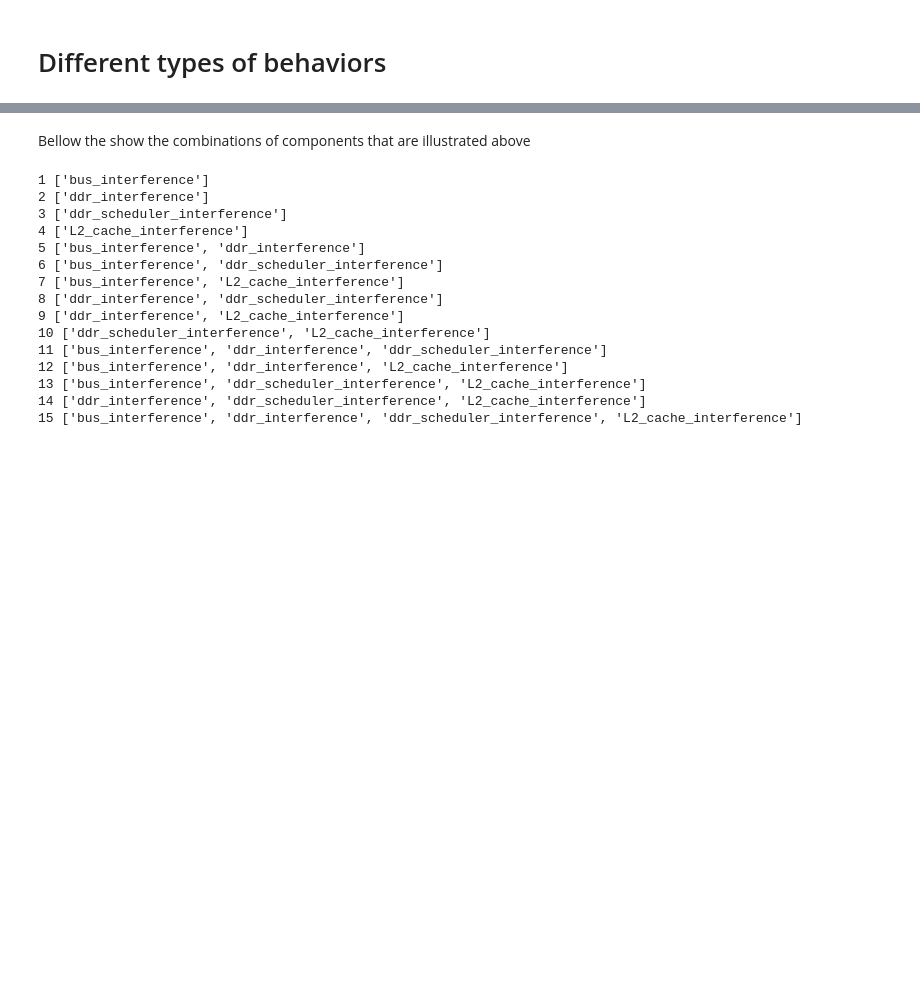
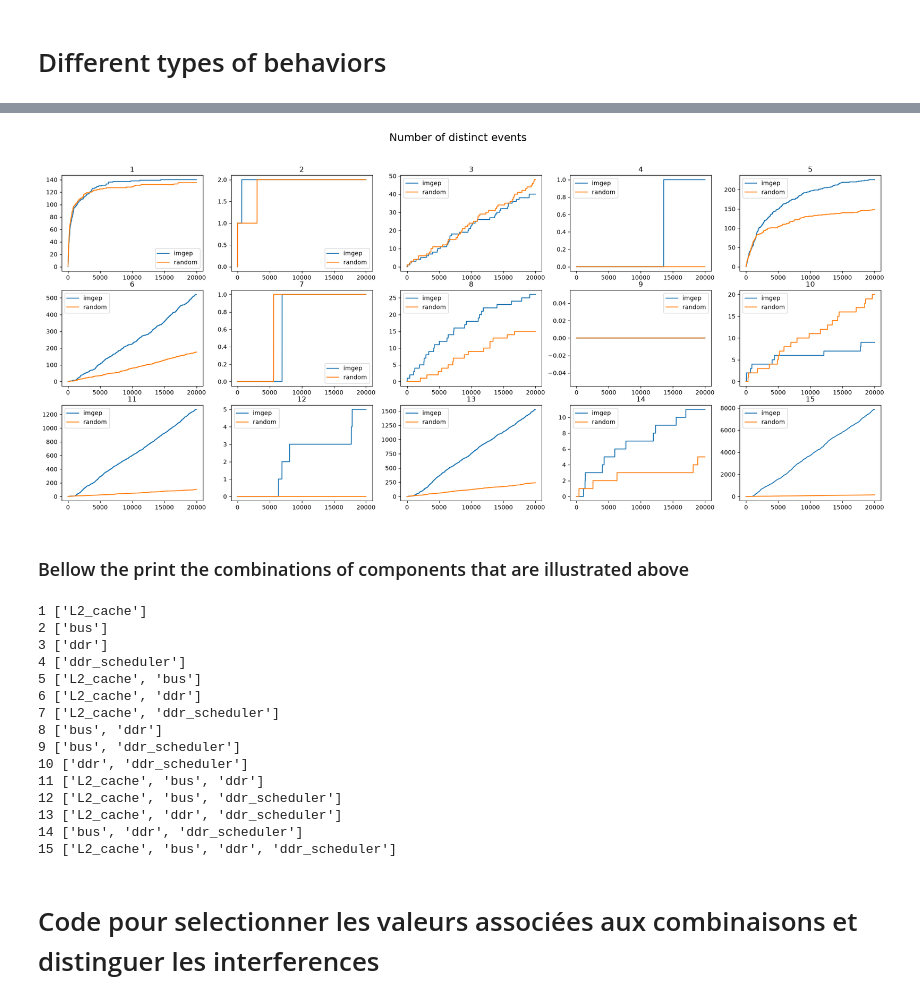
Before and after one commit to Ludoviccccc/Aixia_nouvelle_approche, a Jupyter notebook: analysis_imgep_if.ipynb, the cells around one changed output, grey strips where cells are left out. Cells and saved outputs as stored; diff of their text form; code cells hidden in the pictures; blank space fills up the shorter version.

```diff
--- a/analysis_imgep_if.ipynb
+++ b/analysis_imgep_if.ipynb
@@ -254,22 +282,35 @@ plt.show()
+# %%
+fig,axs = plt.subplots(3,5,figsize=(25,10))
+for j in range(0,len(power_set[1:])):
+    axs[j//5,j%5].plot(range(0,N),Nb_events_imgep[j+1],label='imgep')
+    axs[j//5,j%5].plot(range(0,N),Nb_events_random[j+1],label='random')
+    axs[j//5,j%5].legend()
+    axs[j//5,j%5].set_title(j+1)
+plt.suptitle('Number of distinct events',fontsize=18)
+plt.show()
+# %% [output]
+[figure, added]
 # %% [markdown]
-Bellow the show the combinations of components that are illustrated above
+### Bellow the print the combinations of components that are illustrated above
 # %%
 for i,subset in enumerate(power_set):
     if i:
-        print(i,power_set[i])
+        print(i,[vec[:-13] for vec in power_set[i]])
 # %% [output]
-1 ['bus_interference']
-2 ['ddr_interference']
-3 ['ddr_scheduler_interference']
-4 ['L2_cache_interference']
-5 ['bus_interference', 'ddr_interference']
-6 ['bus_interference', 'ddr_scheduler_interference']
-7 ['bus_interference', 'L2_cache_interference']
-8 ['ddr_interference', 'ddr_scheduler_interference']
-9 ['ddr_interference', 'L2_cache_interference']
-10 ['ddr_scheduler_interference', 'L2_cache_interference']
-11 ['bus_interference', 'ddr_interference', 'ddr_scheduler_interference']
-12 ['bus_interference', 'ddr_interference', 'L2_cache_interference']
-13 ['bus_interference', 'ddr_scheduler_interference', 'L2_cache_interference']
-14 ['ddr_interference', 'ddr_scheduler_interference', 'L2_cache_interference']
-15 ['bus_interference', 'ddr_interference', 'ddr_scheduler_interference', 'L2_cache_interference']
+1 ['L2_cache']
+2 ['bus']
+3 ['ddr']
+4 ['ddr_scheduler']
+5 ['L2_cache', 'bus']
+6 ['L2_cache', 'ddr']
+7 ['L2_cache', 'ddr_scheduler']
+8 ['bus', 'ddr']
+9 ['bus', 'ddr_scheduler']
+10 ['ddr', 'ddr_scheduler']
+11 ['L2_cache', 'bus', 'ddr']
+12 ['L2_cache', 'bus', 'ddr_scheduler']
+13 ['L2_cache', 'ddr', 'ddr_scheduler']
+14 ['bus', 'ddr', 'ddr_scheduler']
+15 ['L2_cache', 'bus', 'ddr', 'ddr_scheduler']
+# %% [markdown]
+# Code pour selectionner les valeurs associées aux combinaisons et distinguer les interferences
```
Also changed, not shown: parts of 17 cells of this notebook.
